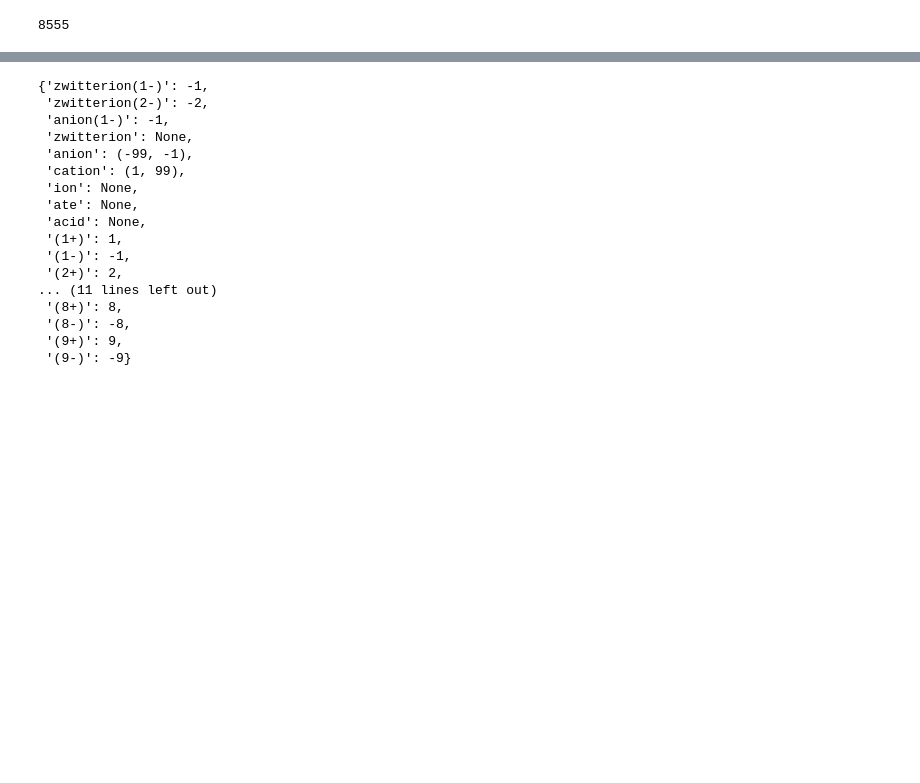
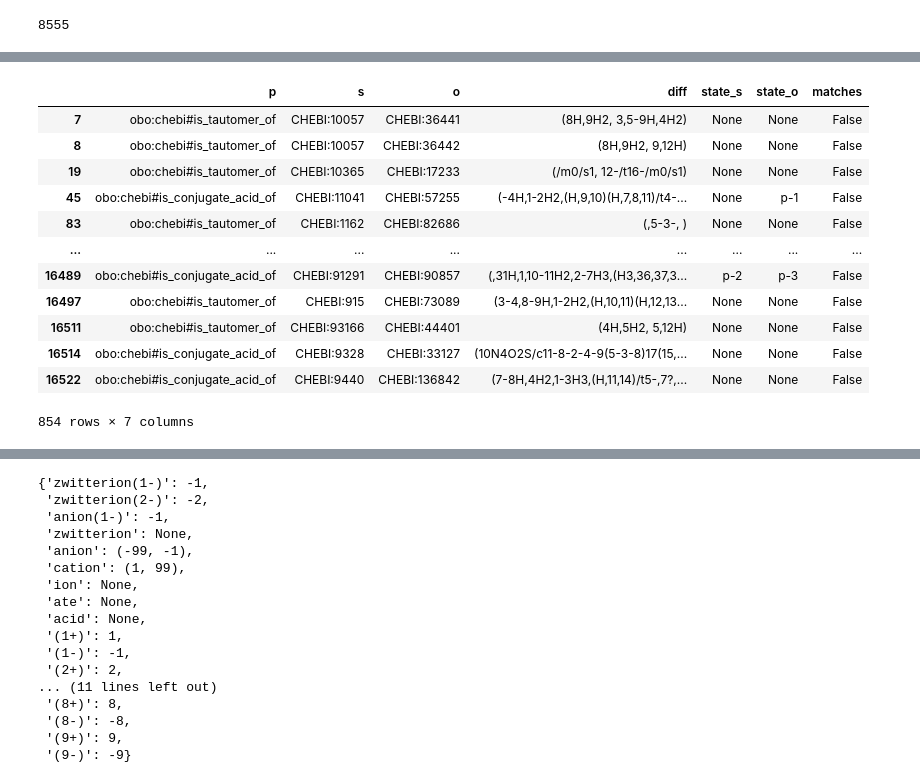
Before and after one commit to cmungall/chemessence, a Jupyter notebook: src/notebooks/CHEBI-Slimmer.ipynb, the cells around one changed output, grey strips where cells are left out. Cells and saved outputs as stored; diff of their text form; code cells hidden in the pictures; blank space fills up the shorter version.

```diff
--- a/src/notebooks/CHEBI-Slimmer.ipynb
+++ b/src/notebooks/CHEBI-Slimmer.ipynb
@@ -271,0 +472,16 @@ len(asserted_sccs)
+# %%
+diff_df[diff_df["matches"] == False]
+# %% [output]
+|  | p | s | o | diff | state_s | state_o | matches |
+| 7 | obo:chebi#is_tautomer_of | CHEBI:10057 | CHEBI:36441 | (8H,9H2, 3,5-9H,4H2) | None | None | False |
+| 8 | obo:chebi#is_tautomer_of | CHEBI:10057 | CHEBI:36442 | (8H,9H2, 9,12H) | None | None | False |
+| 19 | obo:chebi#is_tautomer_of | CHEBI:10365 | CHEBI:17233 | (/m0/s1, 12-/t16-/m0/s1) | None | None | False |
+| 45 | obo:chebi#is_conjugate_acid_of | CHEBI:11041 | CHEBI:57255 | (-4H,1-2H2,(H,9,10)(H,7,8,11)/t4-... | None | p-1 | False |
+| 83 | obo:chebi#is_tautomer_of | CHEBI:1162 | CHEBI:82686 | (,5-3-, ) | None | None | False |
+| ... | ... | ... | ... | ... | ... | ... | ... |
+| 16489 | obo:chebi#is_conjugate_acid_of | CHEBI:91291 | CHEBI:90857 | (,31H,1,10-11H2,2-7H3,(H3,36,37,3... | p-2 | p-3 | False |
+| 16497 | obo:chebi#is_tautomer_of | CHEBI:915 | CHEBI:73089 | (3-4,8-9H,1-2H2,(H,10,11)(H,12,13... | None | None | False |
+| 16511 | obo:chebi#is_tautomer_of | CHEBI:93166 | CHEBI:44401 | (4H,5H2, 5,12H) | None | None | False |
+| 16514 | obo:chebi#is_conjugate_acid_of | CHEBI:9328 | CHEBI:33127 | (10N4O2S/c11-8-2-4-9(5-3-8)17(15,... | None | None | False |
+| 16522 | obo:chebi#is_conjugate_acid_of | CHEBI:9440 | CHEBI:136842 | (7-8H,4H2,1-3H3,(H,11,14)/t5-,7?,... | None | None | False |
+854 rows × 7 columns
```
Also changed, not shown: parts of 94 cells of this notebook.
